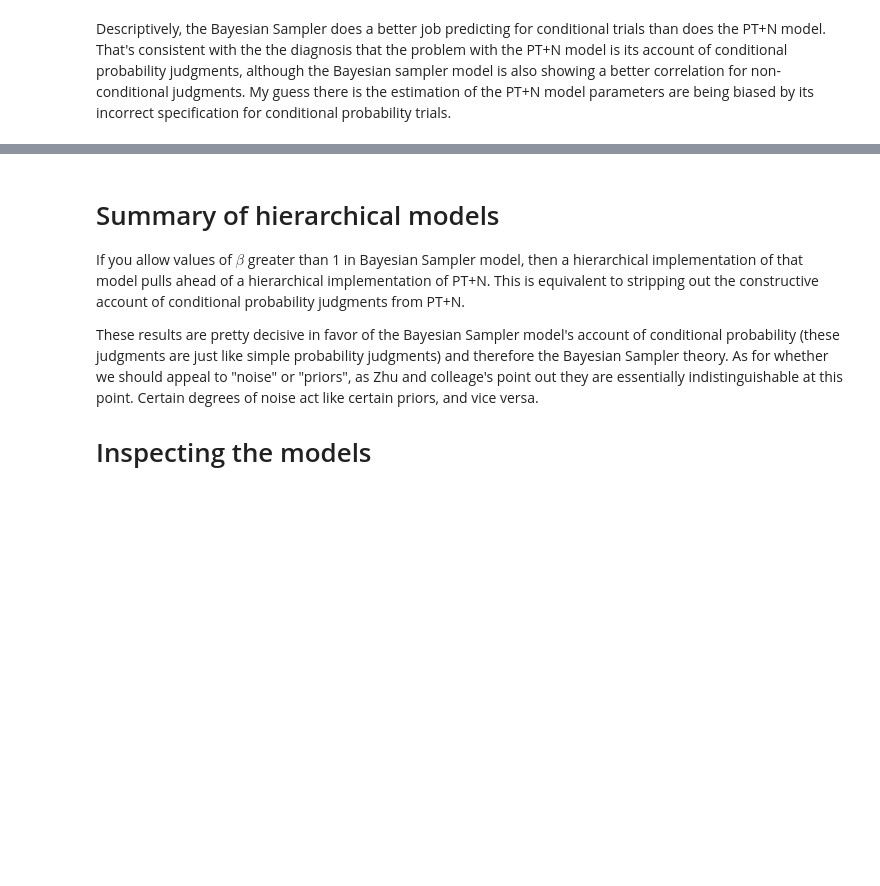
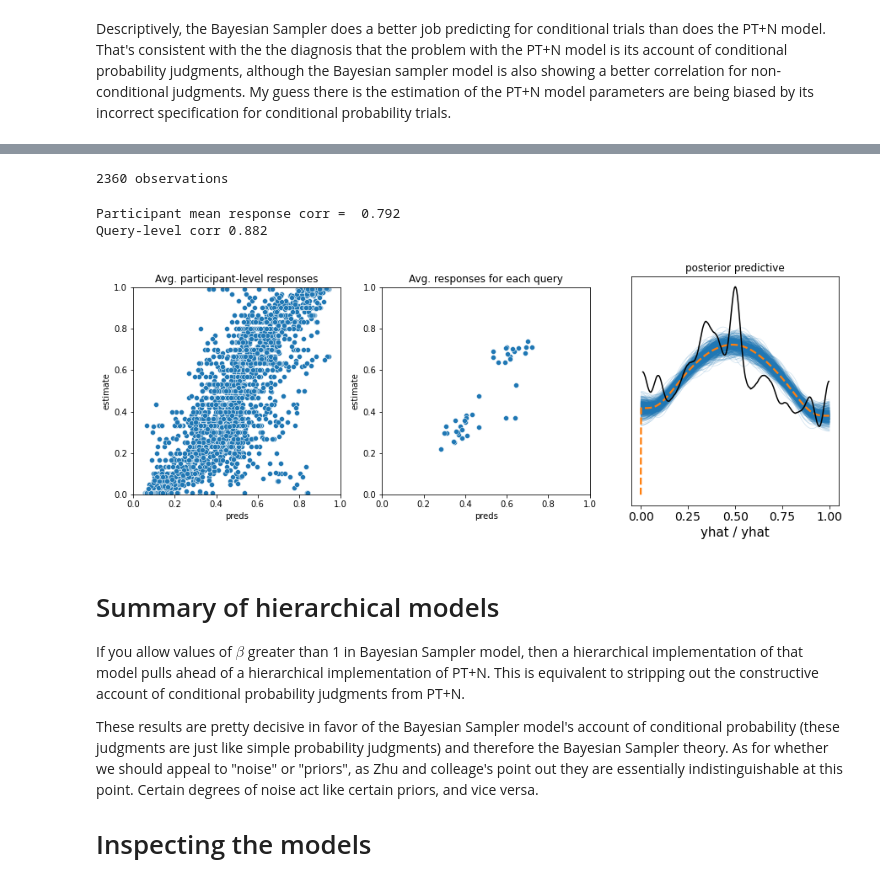
Before and after one commit to derekpowell/bayesian-sampler, a Jupyter notebook: bsampler-numpyro-exp1.ipynb, the cells around one changed output, grey strips where cells are left out. Saved outputs shown, nothing was run; the diff lists cells and outputs as text; code cells hidden in the pictures; blank space fills up the shorter version.

```diff
--- a/bsampler-numpyro-exp1.ipynb
+++ b/bsampler-numpyro-exp1.ipynb
@@ -404,3 +408,26 @@ Descriptively, the Bayesian Sampler does a better job predicting for conditional
+# %%
+df_all = load_query_avg_data_exp1()
+
+X_data_all, y_data_all = make_model_data(df_all) # see data_helpers.py
+print(len(y_data_all), "observations")
+# %% [output]
+2360 observations
+# %%
+mcmc_ptn_mlm_simplecond2 = MCMC(kernel_ptn_mlm_simplecond,
+               num_warmup=2_000,
+               num_samples=2_000,
+               num_chains=4)
+
+mcmc_ptn_mlm_simplecond2.run(random.PRNGKey(0), X_data_all, y_data_all)
+# %%
+az_data_ptn_mlm_simplecond2 = make_arviz_data(mcmc_ptn_mlm_simplecond2, PTN_complex_mlm_simplecond, X_data_all) # see model_helpers.py
+pickle.dump(az_data_ptn_mlm_simplecond2, open("local/exp1/az_data_ptn_mlm_simplecond-all.p", "wb"))
+# pickle.dump(loo_ptn_mlm_simplecond2, open("local/exp1/loo_ptn_mlm_simplecond.p", "wb"))
+plot_model_preds(df_all, az_data_ptn_mlm_simplecond2)
+# %% [output]
+Participant mean response corr =  0.792
+Query-level corr 0.882
+[figure, added]
 # %% [markdown]
 # Summary of hierarchical models
 
```
Also changed, not shown: parts of 6 cells of this notebook, 6 other files.
